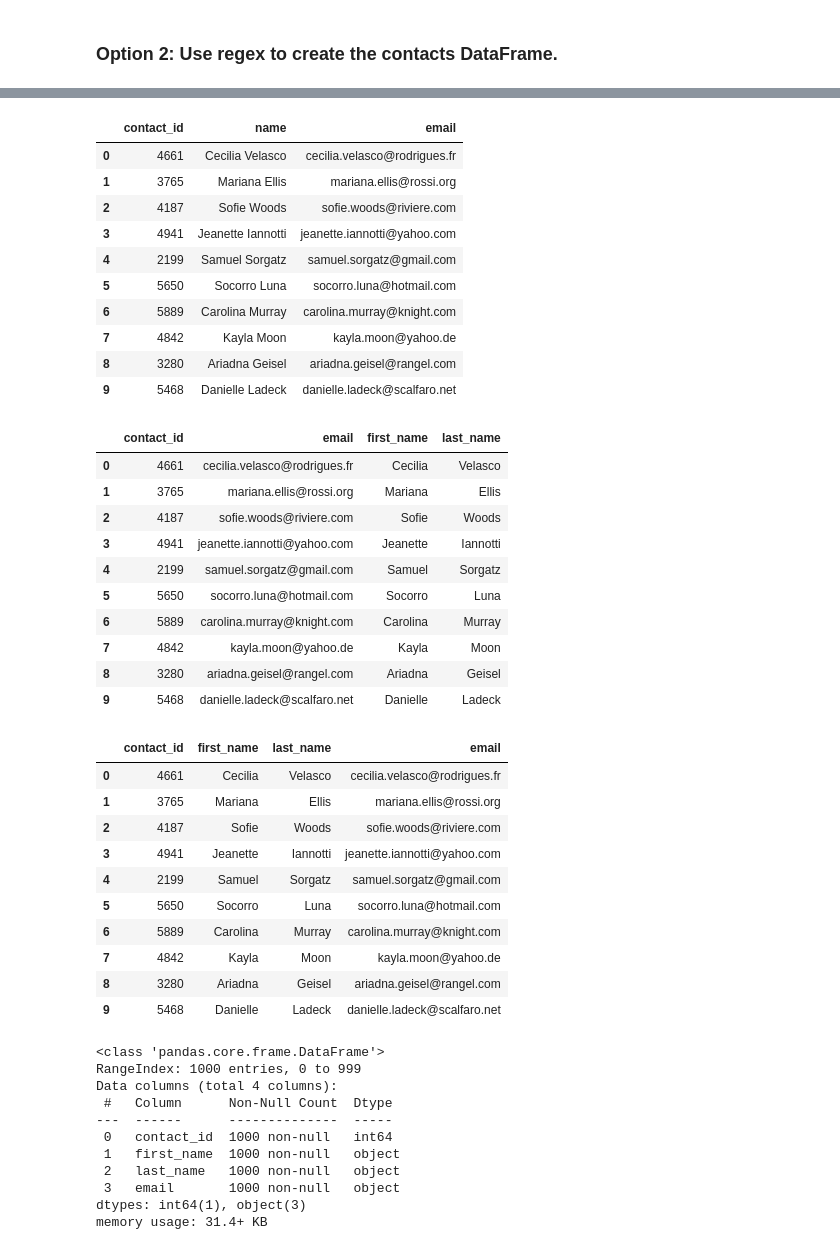
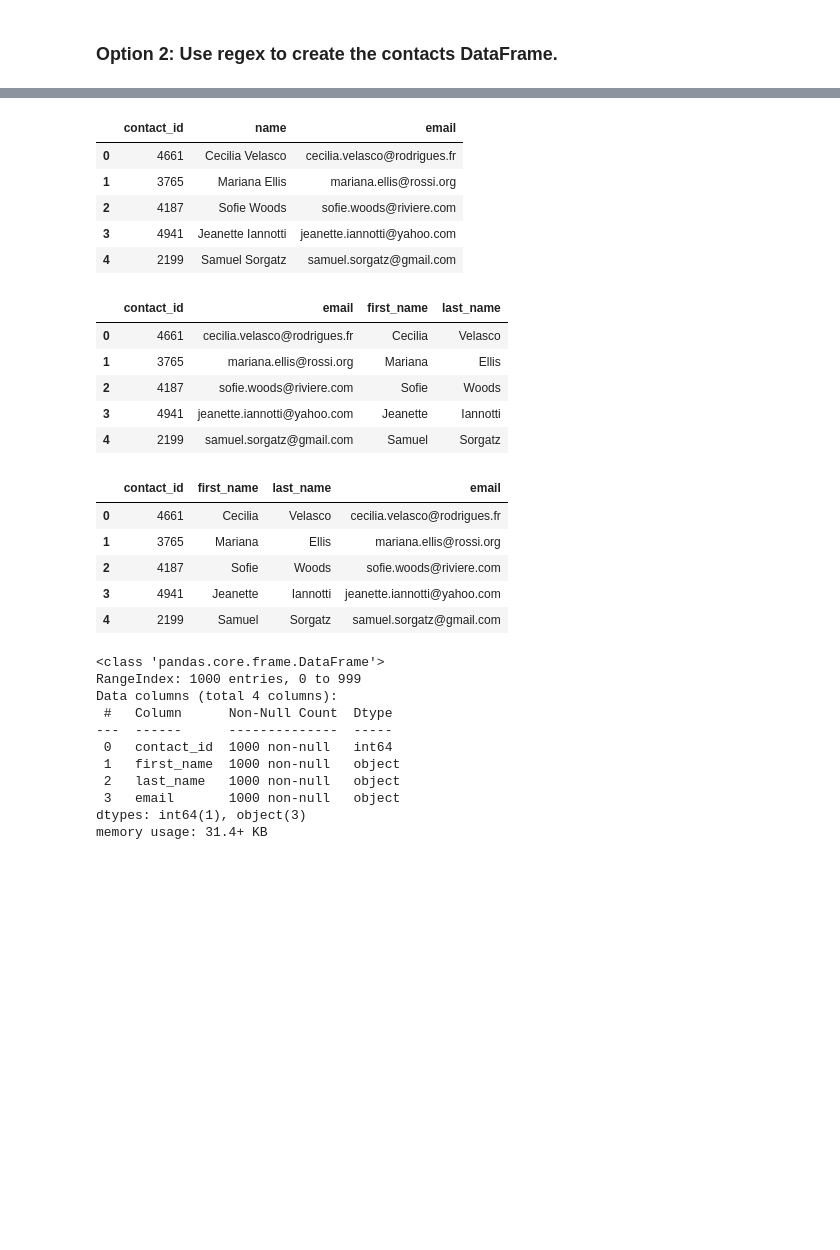
Before and after one commit to jvwastaken/Crowdfunding_ETL, a Jupyter notebook: JV_working_file.ipynb, the cells around one changed output, grey strips where cells are left out. Drawn from its saved outputs; the diff is of its cells as text; code cells hidden in the pictures; blank space fills up the shorter version.

```diff
--- a/JV_working_file.ipynb
+++ b/JV_working_file.ipynb
@@ -411,5 +426,7 @@ dtypes: object(2)
 memory usage: 15.8+ KB
 # %%
 # Convert the "contact_id" column to an int64 data type.
+contact_info_df_copy['contact_id'] = contact_info_df_copy['contact_id'].astype('int64')
+contact_info_df_copy.info()
 # %% [output]
 <class 'pandas.core.frame.DataFrame'>
@@ -423,5 +440,8 @@ dtypes: int64(1), object(1)
 memory usage: 15.8+ KB
 # %%
 # Extract the name of the contact and add it to a new column.
+p = '"name": "(.*?)"'
+contact_info_df_copy['name'] = contact_info_df_copy['contact_info'].str.extract(p)
+contact_info_df_copy.head()
 # %% [output]
 |  | contact_info | contact_id | name |
@@ -438,4 +453,7 @@ memory usage: 15.8+ KB
 # %%
 # Extract the email from the contacts and add the values to a new column.
+p = '"email": "(.*?)"'
+contact_info_df_copy['email'] = contact_info_df_copy['contact_info'].str.extract(p)
+contact_info_df_copy.head()
 # %% [output]
 |  | contact_info | contact_id | name | email |
@@ -452,5 +465,8 @@ memory usage: 15.8+ KB
 # %%
 # Create a copy of the contact_info_df with the 'contact_id', 'name', 'email' columns.
+contact_df = contact_info_df_copy[["contact_id", "name", "email"]].copy()
+contact_df.reset_index(drop=True, inplace=True)
+contact_df.head()
 # %% [output]
 |  | contact_id | name | email |
 | 0 | 4661 | Cecilia Velasco | cecilia.velasco@rodrigues.fr |
@@ -458,30 +474,24 @@ memory usage: 15.8+ KB
 | 2 | 4187 | Sofie Woods | sofie.woods@riviere.com |
 | 3 | 4941 | Jeanette Iannotti | jeanette.iannotti@yahoo.com |
 | 4 | 2199 | Samuel Sorgatz | samuel.sorgatz@gmail.com |
-| 5 | 5650 | Socorro Luna | socorro.luna@hotmail.com |
-| 6 | 5889 | Carolina Murray | carolina.murray@knight.com |
-| 7 | 4842 | Kayla Moon | kayla.moon@yahoo.de |
-| 8 | 3280 | Ariadna Geisel | ariadna.geisel@rangel.com |
-| 9 | 5468 | Danielle Ladeck | danielle.ladeck@scalfaro.net |
 # %%
 # Create a "first"name" and "last_name" column with the first and last names from the "name" column.
-
+contact_df[["first_name", "last_name"]] = contact_df["name"].str.split(' ', expand=True)
 
 # Drop the contact_name column
+contact_df.drop(columns=["name"], inplace=True)
+contact_df.head()
 # %% [output]
 |  | contact_id | email | first_name | last_name |
 | 0 | 4661 | cecilia.velasco@rodrigues.fr | Cecilia | Velasco |
 | 1 | 3765 | mariana.ellis@rossi.org | Mariana | Ellis |
 | 2 | 4187 | sofie.woods@riviere.com | Sofie | Woods |
 | 3 | 4941 | jeanette.iannotti@yahoo.com | Jeanette | Iannotti |
 | 4 | 2199 | samuel.sorgatz@gmail.com | Samuel | Sorgatz |
-| 5 | 5650 | socorro.luna@hotmail.com | Socorro | Luna |
-| 6 | 5889 | carolina.murray@knight.com | Carolina | Murray |
-| 7 | 4842 | kayla.moon@yahoo.de | Kayla | Moon |
-| 8 | 3280 | ariadna.geisel@rangel.com | Ariadna | Geisel |
-| 9 | 5468 | danielle.ladeck@scalfaro.net | Danielle | Ladeck |
 # %%
 # Reorder the columns
+contacts_df_clean = contact_df[["contact_id", "first_name", "last_name", "email"]]
+contacts_df_clean.head()
 # %% [output]
 |  | contact_id | first_name | last_name | email |
 | 0 | 4661 | Cecilia | Velasco | cecilia.velasco@rodrigues.fr |
@@ -489,10 +499,5 @@ memory usage: 15.8+ KB
 | 2 | 4187 | Sofie | Woods | sofie.woods@riviere.com |
 | 3 | 4941 | Jeanette | Iannotti | jeanette.iannotti@yahoo.com |
 | 4 | 2199 | Samuel | Sorgatz | samuel.sorgatz@gmail.com |
-| 5 | 5650 | Socorro | Luna | socorro.luna@hotmail.com |
-| 6 | 5889 | Carolina | Murray | carolina.murray@knight.com |
-| 7 | 4842 | Kayla | Moon | kayla.moon@yahoo.de |
-| 8 | 3280 | Ariadna | Geisel | ariadna.geisel@rangel.com |
-| 9 | 5468 | Danielle | Ladeck | danielle.ladeck@scalfaro.net |
 # %%
 # Check the datatypes one more time before exporting as CSV file.
```
Also changed, not shown: parts of 10 cells of this notebook, 2 other files.
